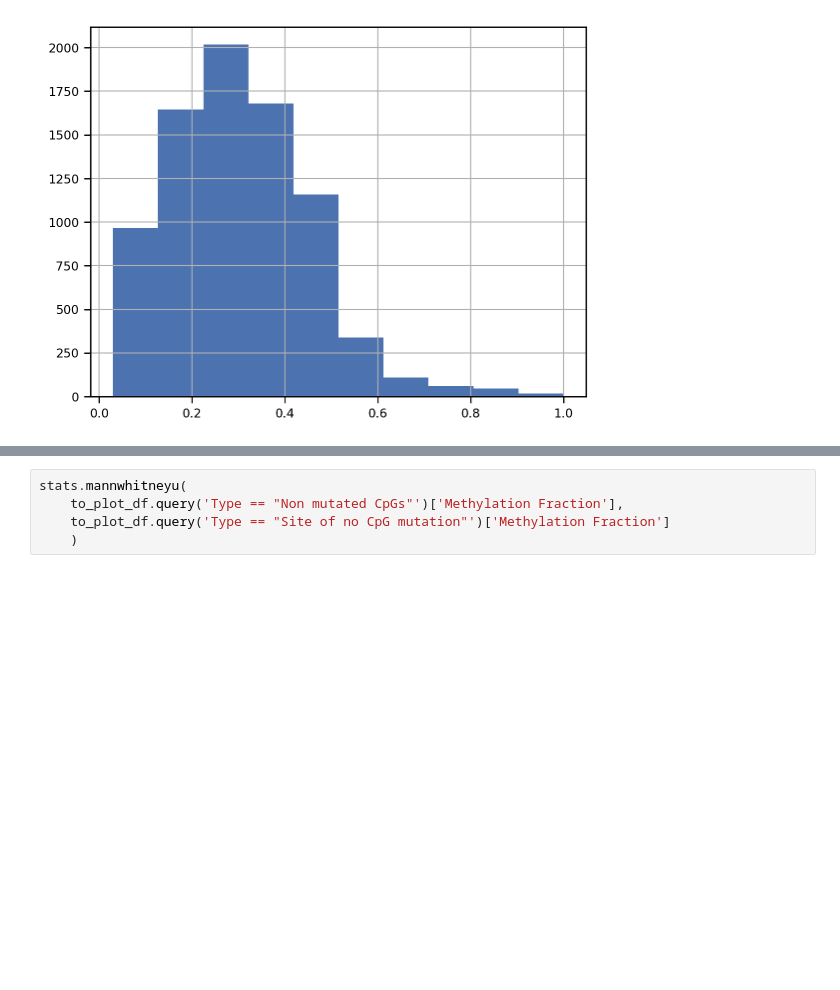
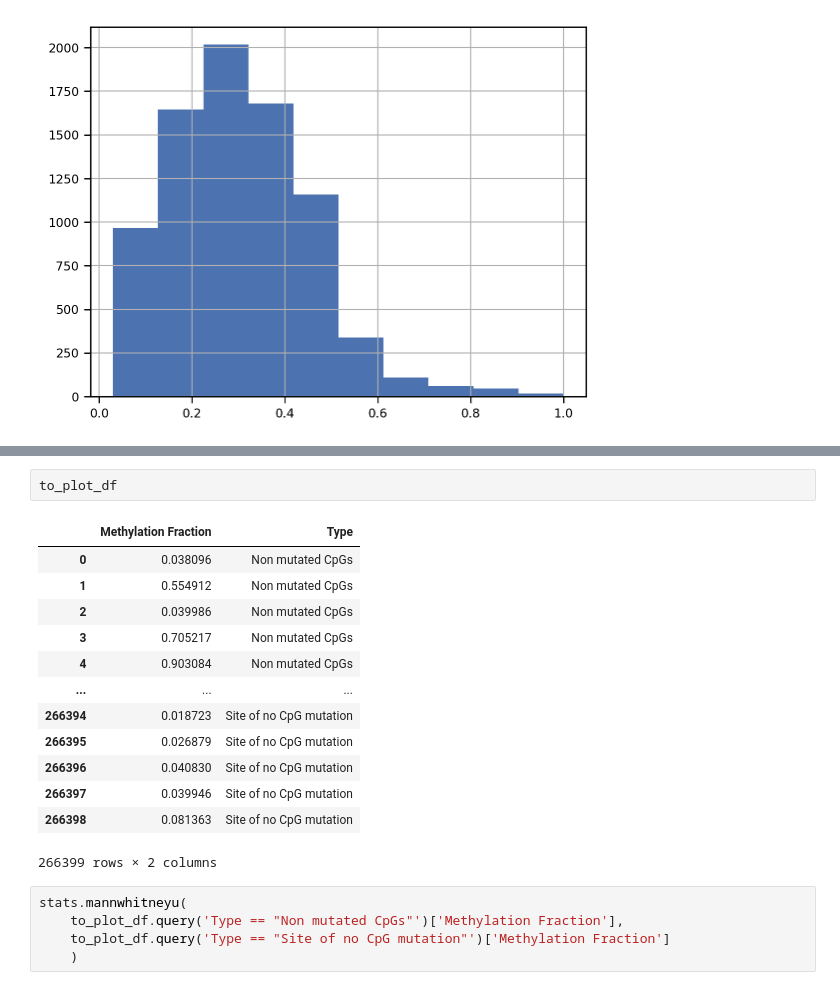
Before and after one commit to zanekoch/methylation_and_mutation, a Jupyter notebook: figure1_042023.ipynb, the cells around one changed output, grey strips where cells are left out. Saved outputs shown, nothing was run; the diff lists cells and outputs as text; blank space fills up the shorter version.

```diff
--- a/figure1_042023.ipynb
+++ b/figure1_042023.ipynb
@@ -262,3 +314,19 @@ selected 500 mtuations events with largest DNA_VAF, minimum DNA_VAF: 0.53
+# %%
+to_plot_df
+# %% [output]
+|  | Methylation Fraction | Type |
+| 0 | 0.038096 | Non mutated CpGs |
+| 1 | 0.554912 | Non mutated CpGs |
+| 2 | 0.039986 | Non mutated CpGs |
+| 3 | 0.705217 | Non mutated CpGs |
+| 4 | 0.903084 | Non mutated CpGs |
+| ... | ... | ... |
+| 266394 | 0.018723 | Site of no CpG mutation |
+| 266395 | 0.026879 | Site of no CpG mutation |
+| 266396 | 0.040830 | Site of no CpG mutation |
+| 266397 | 0.039946 | Site of no CpG mutation |
+| 266398 | 0.081363 | Site of no CpG mutation |
+266399 rows × 2 columns
 # %%
 stats.mannwhitneyu(
     to_plot_df.query('Type == "Non mutated CpGs"')['Methylation Fraction'],
```
Also changed, not shown: parts of 8 cells of this notebook, 1 other file.
